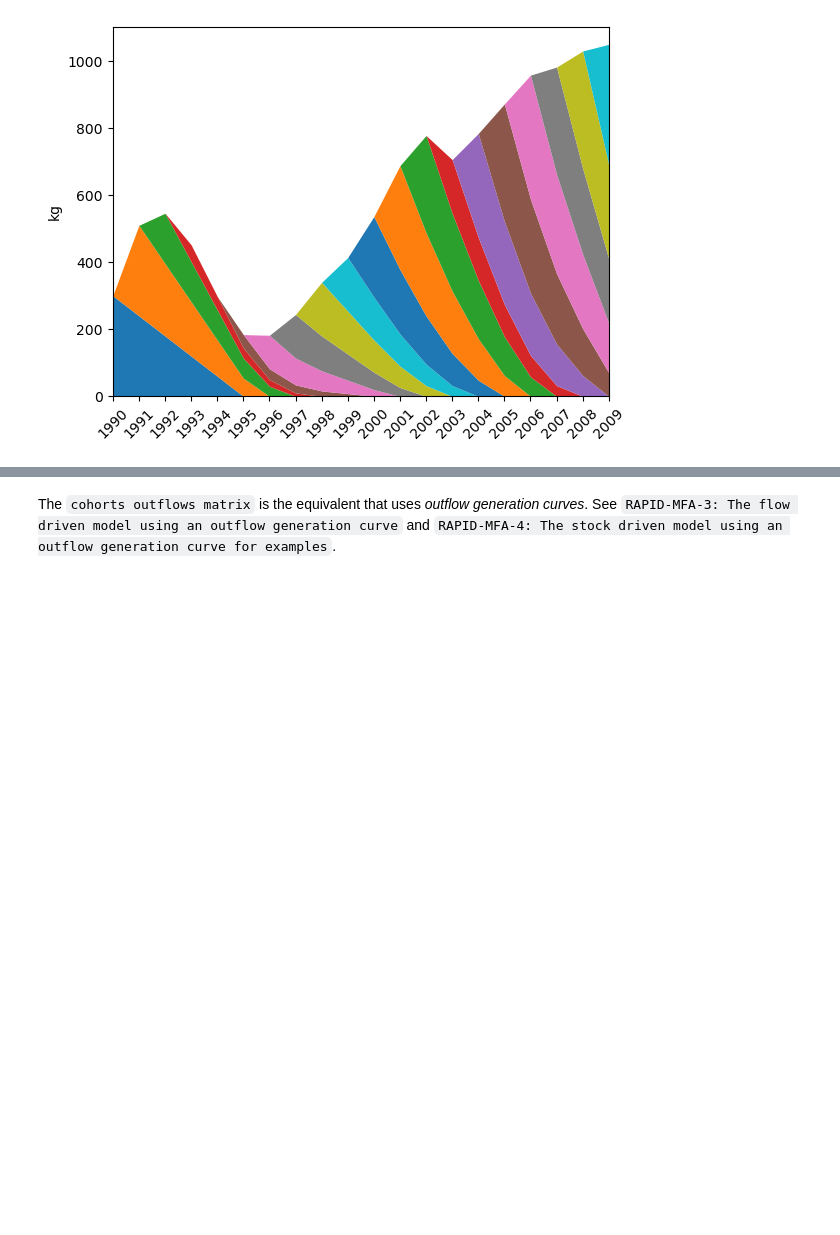
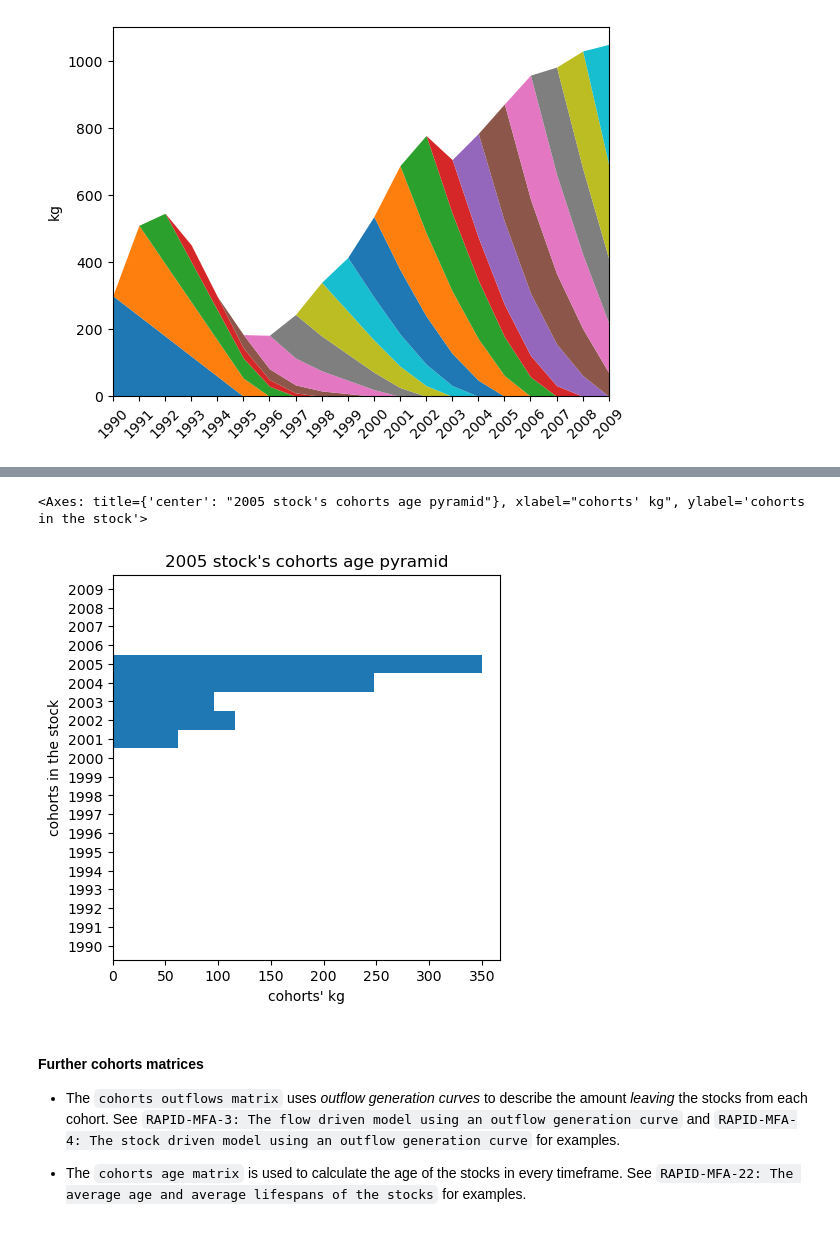
Before and after one commit to TomerFishman/RAPID-MFA, a Jupyter notebook: RAPID-MFA notebooks/00_conventions_and_data_structures.ipynb, the cells around one changed output, grey strips where cells are left out. Saved outputs shown, nothing was run; the diff lists cells and outputs as text; code cells hidden in the pictures; blank space fills up the shorter version.

```diff
--- a/RAPID-MFA notebooks/00_conventions_and_data_structures.ipynb
+++ b/RAPID-MFA notebooks/00_conventions_and_data_structures.ipynb
@@ -654,2 +667,14 @@ plt.xlim(timeframes[0], timeframes[-1])
+# %%
+timeframe = 2005
+cohorts_survival_matrix.loc[timeframe, :].plot(kind="barh", width=1,
+                  xlabel="cohorts' " + units['stocks'], ylabel="cohorts in the stock",
+                  title=str(timeframe) + " stock's cohorts age pyramid", figsize=(5, 5),
+                  )
+# %% [output]
+<Axes: title={'center': "2005 stock's cohorts age pyramid"}, xlabel="cohorts' kg", ylabel='cohorts in the stock'>
+[figure, added]
 # %% [markdown]
-The `cohorts outflows matrix` is the equivalent that uses _outflow generation curves_. See `RAPID-MFA-3: The flow driven model using an outflow generation curve` and `RAPID-MFA-4: The stock driven model using an outflow generation curve for examples`.
+#### Further cohorts matrices
+- The `cohorts outflows matrix` uses _outflow generation curves_ to describe the amount _leaving_ the stocks from each cohort. See `RAPID-MFA-3: The flow driven model using an outflow generation curve` and `RAPID-MFA-4: The stock driven model using an outflow generation curve` for examples.
+
+- The `cohorts age matrix` is used to calculate the age of the stocks in every timeframe. See `RAPID-MFA-22: The average age and average lifespans of the stocks` for examples.
```
Also changed, not shown: parts of 5 cells of this notebook.
